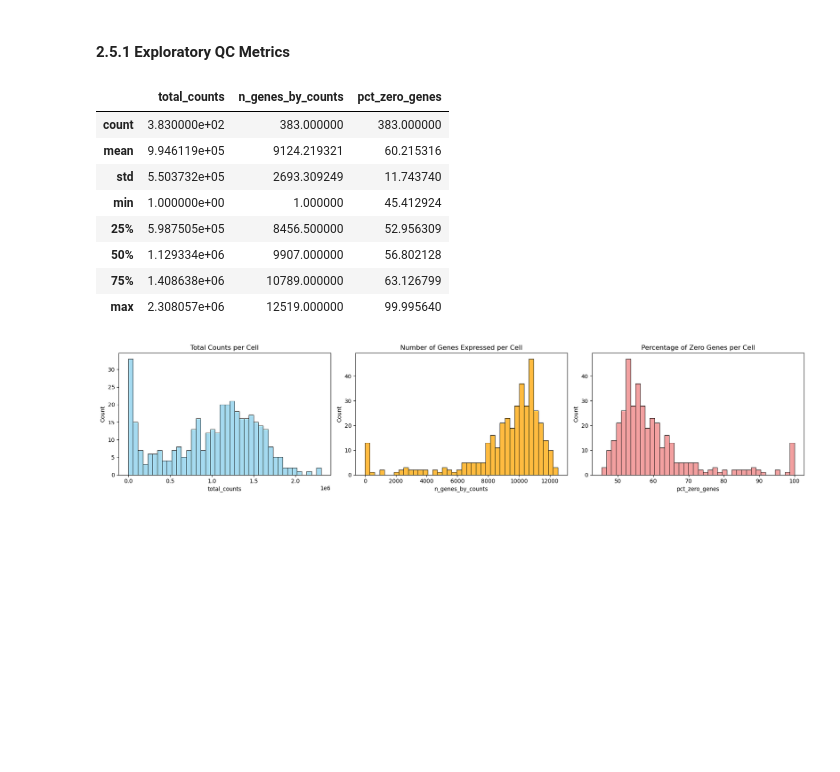
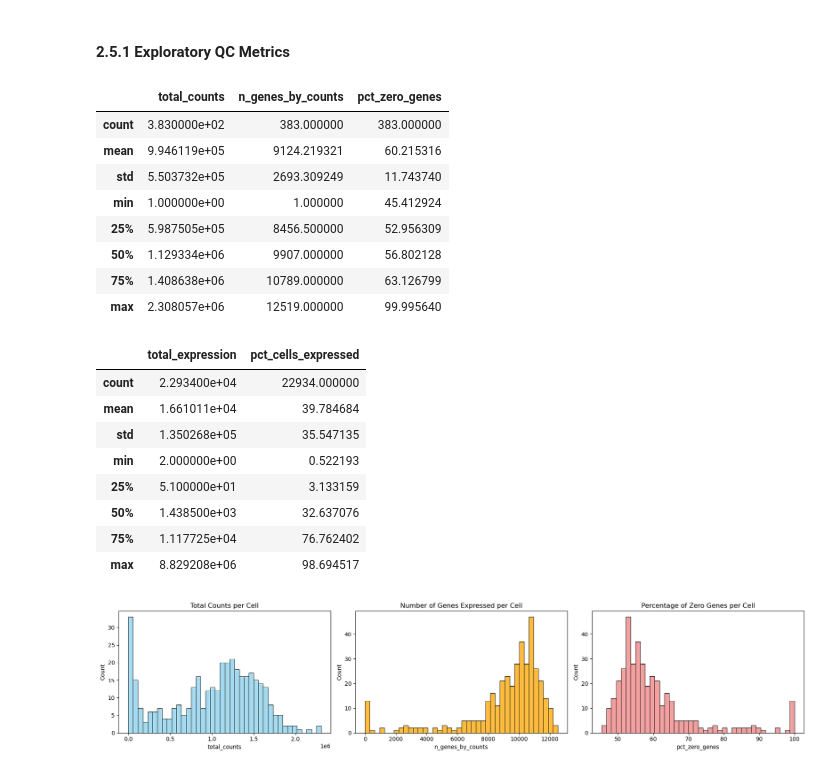
Before and after one commit to katiarusso/breast-cancer-ml-classification, a Jupyter notebook: Notebooks/Main.ipynb, the cells around one changed output. Saved outputs shown, nothing was run; the diff lists cells and outputs as text; code cells hidden in the pictures; blank space fills up the shorter version.

```diff
--- a/Notebooks/Main.ipynb
+++ b/Notebooks/Main.ipynb
@@ -612,28 +612,42 @@ This strategy avoids overly aggressive or arbitrary cutoffs and maintains reprod
 # %% [markdown]
 #### **2.5.1** Exploratory QC Metrics
 # %%
-# Transpose to get cells as rows
-df_t = dfs_mcf_unfiltered.T
+df = dfs_mcf_unfiltered.copy()
 
-# Compute QC metrics per cell (diagnostic only)
+# Per-cell QC
 cell_qc = pd.DataFrame({
-    "total_counts": df_t.sum(axis=1),
-    "n_genes_by_counts": (df_t > 0).sum(axis=1),
-    "pct_zero_genes": (df_t == 0).sum(axis=1) / dfs_mcf_unfiltered.shape[0] * 100
+    "total_counts": df.T.sum(axis=1),
+    "n_genes_by_counts": (df.T > 0).sum(axis=1),
+    "pct_zero_genes": (df.T == 0).sum(axis=1) / df.shape[0] * 100
 })
 
+# Per-gene QC
+gene_qc = pd.DataFrame({
+    "total_expression": df.sum(axis=1),
+    "pct_cells_expressed": (df > 0).sum(axis=1) / df.shape[1] * 100
+})
 # Show stats
 display(cell_qc.describe())
+display(gene_qc.describe())
 # %% [output]
 |  | total_counts | n_genes_by_counts | pct_zero_genes |
 | count | 3.830000e+02 | 383.000000 | 383.000000 |
 | mean | 9.946119e+05 | 9124.219321 | 60.215316 |
 | std | 5.503732e+05 | 2693.309249 | 11.743740 |
 | min | 1.000000e+00 | 1.000000 | 45.412924 |
 | 25% | 5.987505e+05 | 8456.500000 | 52.956309 |
 | 50% | 1.129334e+06 | 9907.000000 | 56.802128 |
 | 75% | 1.408638e+06 | 10789.000000 | 63.126799 |
 | max | 2.308057e+06 | 12519.000000 | 99.995640 |
+|  | total_expression | pct_cells_expressed |
+| count | 2.293400e+04 | 22934.000000 |
+| mean | 1.661011e+04 | 39.784684 |
+| std | 1.350268e+05 | 35.547135 |
+| min | 2.000000e+00 | 0.522193 |
+| 25% | 5.100000e+01 | 3.133159 |
+| 50% | 1.438500e+03 | 32.637076 |
+| 75% | 1.117725e+04 | 76.762402 |
+| max | 8.829208e+06 | 98.694517 |
 # %%
 fig, axs = plt.subplots(1, 3, figsize=(18, 4))
 
```
Also changed, not shown: parts of 4 cells of this notebook.
